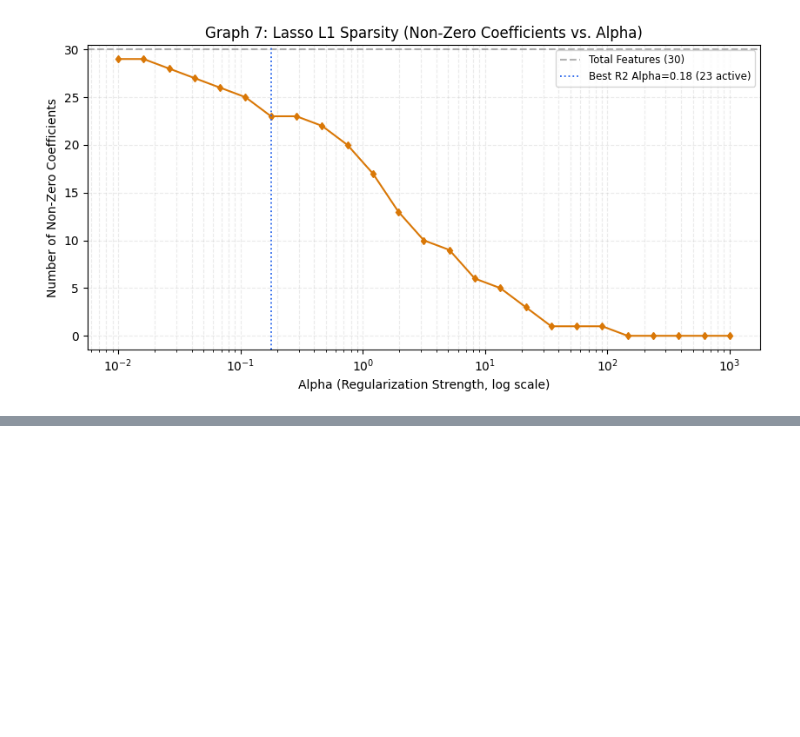
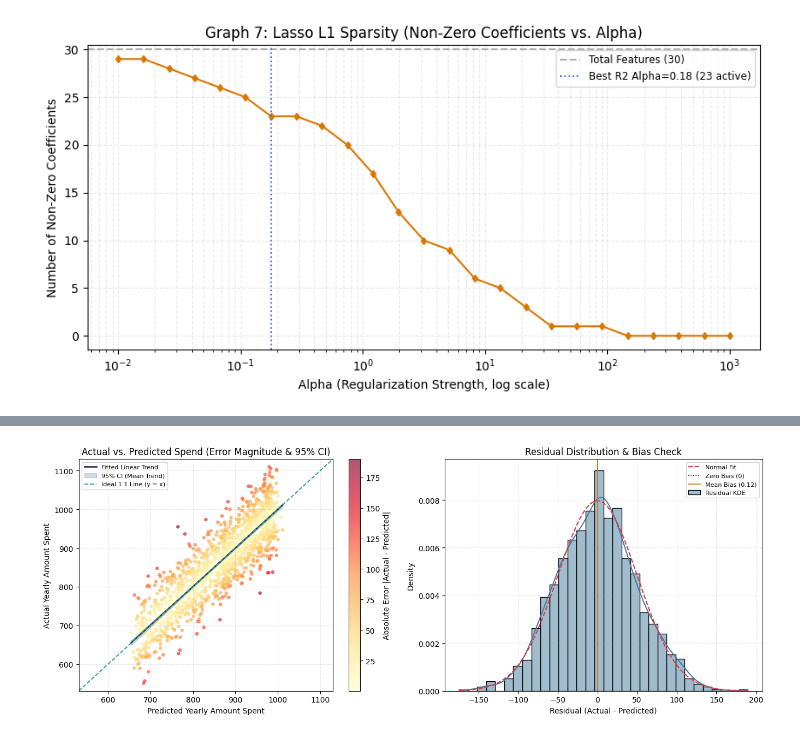
Before and after one commit to bhagyashrithombre/womensclothing, a Jupyter notebook: womens_clothing_pipeline.ipynb, the cells around one changed output, grey strips where cells are left out. Saved outputs shown, nothing was run; the diff lists cells and outputs as text; code cells hidden in the pictures; blank space fills up the shorter version.

```diff
--- a/womens_clothing_pipeline.ipynb
+++ b/womens_clothing_pipeline.ipynb
@@ -998,0 +1185,48 @@ plt.show()
+# %%
+order = np.argsort(y_oof_pred)
+x_sorted = y_oof_pred[order]
+slope, intercept = np.polyfit(y_oof_pred, y_spend, 1)
+line_fit = intercept + slope * x_sorted
+
+n_obs = len(y_spend)
+x_mean = np.mean(y_oof_pred)
+s_err = np.sqrt(np.sum((y_spend - (intercept + slope * y_oof_pred)) ** 2) / (n_obs - 2))
+t_crit = stats.t.ppf(0.975, df=n_obs - 2)
+ci_95 = t_crit * s_err * np.sqrt(1.0 / n_obs + ((x_sorted - x_mean) ** 2) / np.sum((y_oof_pred - x_mean) ** 2))
+
+fig, axes = plt.subplots(1, 2, figsize=(13.5, 5.2))
+
+sc = axes[0].scatter(y_oof_pred, y_spend, c=abs_errors, cmap='YlOrRd', alpha=0.65, s=22, edgecolor='none')
+plt.colorbar(sc, ax=axes[0], label='Absolute Error |Actual - Predicted|')
+axes[0].plot(x_sorted, line_fit, color='#1D3557', linewidth=2.0, label='Fitted Linear Trend')
+axes[0].fill_between(x_sorted, line_fit - ci_95, line_fit + ci_95, color='#1D3557', alpha=0.18, label='95% CI (Mean Trend)')
+
+lims = [min(y_spend.min(), y_oof_pred.min()) - 20, max(y_spend.max(), y_oof_pred.max()) + 20]
+axes[0].plot(lims, lims, linestyle='--', color='#2A9D8F', linewidth=1.4, label='Ideal 1:1 Line (y = x)')
+axes[0].set_xlim(lims)
+axes[0].set_ylim(lims)
+axes[0].set_title('Actual vs. Predicted Spend (Error Magnitude & 95% CI)')
+axes[0].set_xlabel('Predicted Yearly Amount Spent')
+axes[0].set_ylabel('Actual Yearly Amount Spent')
+axes[0].legend(loc='upper left', fontsize=8)
+axes[0].grid(True, linestyle='--', alpha=0.3)
+
+sns.histplot(oof_residuals, bins=32, kde=True, stat='density', color='#457B9D', alpha=0.5, ax=axes[1], label='Residual KDE')
+r_grid = np.linspace(oof_residuals.min(), oof_residuals.max(), 200)
+axes[1].plot(
+    r_grid,
+    stats.norm.pdf(r_grid, loc=oof_residuals.mean(), scale=oof_residuals.std(ddof=1)),
+    color='#E63946', linestyle='--', linewidth=1.6, label='Normal Fit'
+)
+axes[1].axvline(0, color='black', linestyle=':', linewidth=1.2, label='Zero Bias (0)')
+axes[1].axvline(oof_residuals.mean(), color='#D97706', linestyle='-', linewidth=1.3, label=f'Mean Bias ({oof_residuals.mean():.2f})')
+axes[1].set_title('Residual Distribution & Bias Check')
+axes[1].set_xlabel('Residual (Actual - Predicted)')
+axes[1].set_ylabel('Density')
+axes[1].legend(loc='upper right', fontsize=8)
+axes[1].grid(True, linestyle='--', alpha=0.3)
+
+plt.tight_layout()
+plt.show()
+# %% [output]
+[figure, added]
```
Also changed, not shown: parts of 13 cells of this notebook.
